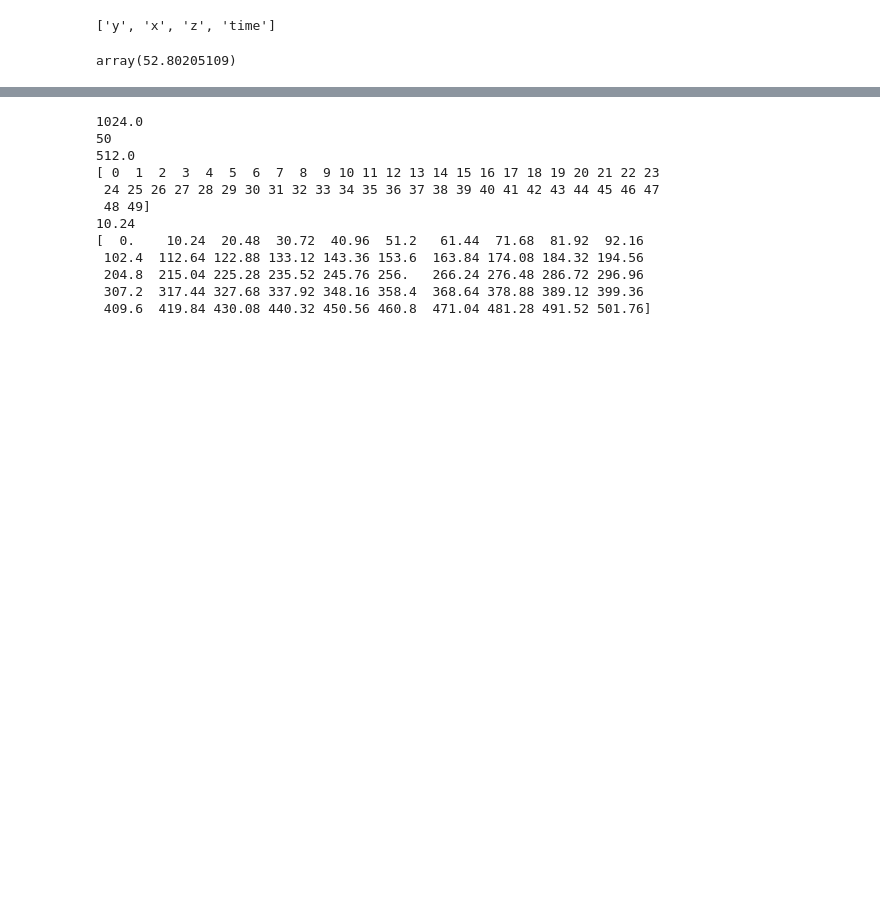
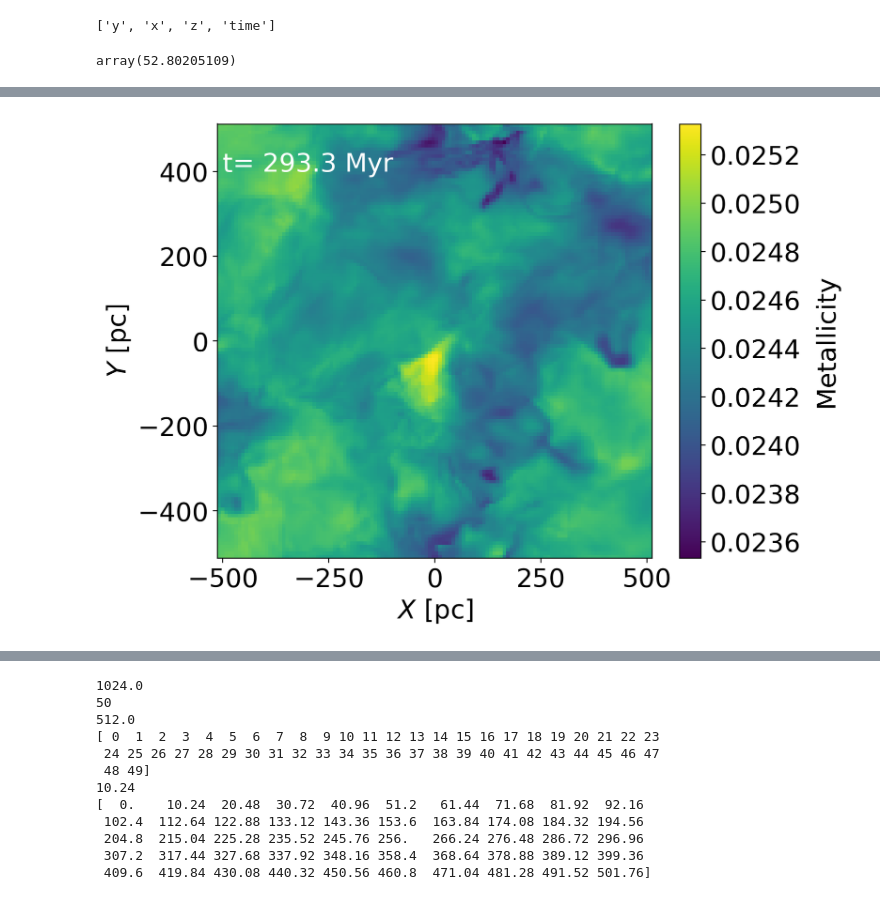
Before and after one commit to MohammadRefat23/project, a Jupyter notebook: TwoPoint_PlotMaker.ipynb, the cells around one changed output, grey strips where cells are left out. Saved outputs shown, nothing was run; the diff lists cells and outputs as text; code cells hidden in the pictures; blank space fills up the shorter version.

```diff
--- a/TwoPoint_PlotMaker.ipynb
+++ b/TwoPoint_PlotMaker.ipynb
@@ -56 +77,51 @@ array(52.80205109)
+# %%
+### Plotting Gas plot
+
+###plt.subplot(121)
+plt.figure(figsize = (8,6))
+plt.text(-500,400,'{} {} {}'.format('t=',round(Z['time'],1),"Myr"),color='w')
+plt.imshow(Zxy_data,extent=Zxy_bounds)
+plt.set_cmap('viridis')
+plt.xlabel("$X$ [pc]")
+plt.ylabel("$Y$ [pc]")
+###plt.clim(0.02,0.03)
+cbar = plt.colorbar()
+cbar.set_label('Metallicity', rotation=-270, labelpad = 10)
+plt.tight_layout()
+
+'''
+plt.axes()
+
+circle = plt.Circle((-250, 0), radius=250, fc='none', edgecolor = 'w')
+plt.gca().add_patch(circle)
+
+plt.axis('scaled')
+'''
+'''
+fig, ax = plt.subplots()
+xfixdata, yfixdata = -250,0
+xdata, ydata = -250,100
+ln, = plt.plot([], [], 'ro-', animated=True)
+plt.plot([xfixdata], [yfixdata], 'bo', ms=10)
+
+def init():
+    ax.set_xlim(0, 15)
+    ax.set_ylim(0, 15)
+    return ln,
+
+def update(frame):
+    ydata = list_var_points[frame]
+    ln.set_data([xfixdata,xdata], [yfixdata,ydata])
+    return ln,
+
+
+ani = FuncAnimation(fig, update, frames=range(15), init_func=init, blit=True)
+plt.show()
+'''
+
+
+
+plt.savefig("./ProjectPlot.png",bbox_inches = "tight")
+# %% [output]
+[figure, added]
 # %%
```
Also changed, not shown: parts of 13 cells of this notebook, 4 other files.
